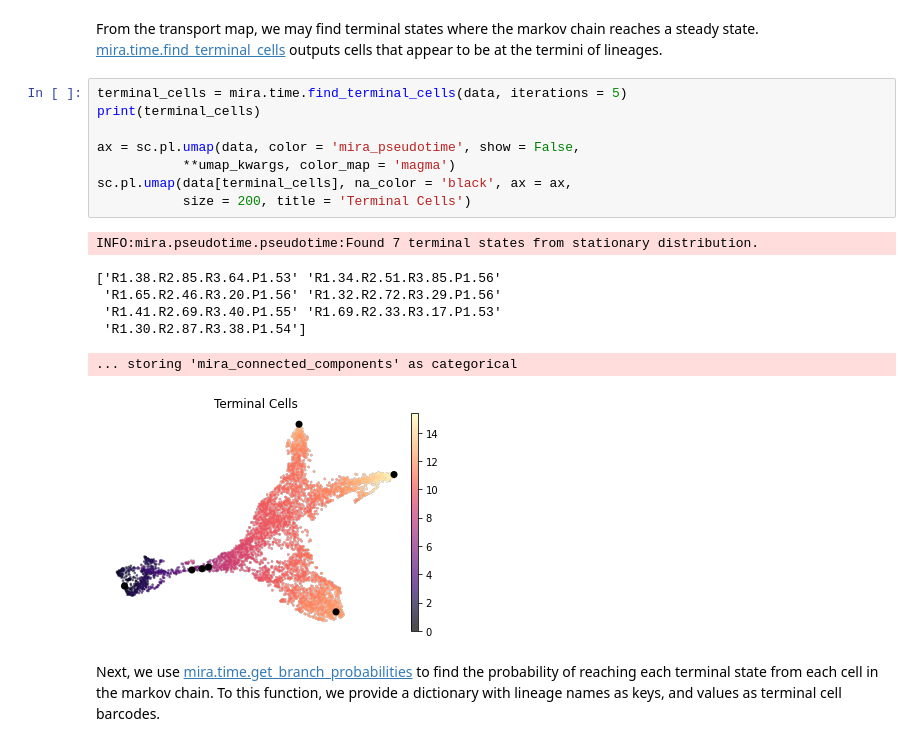
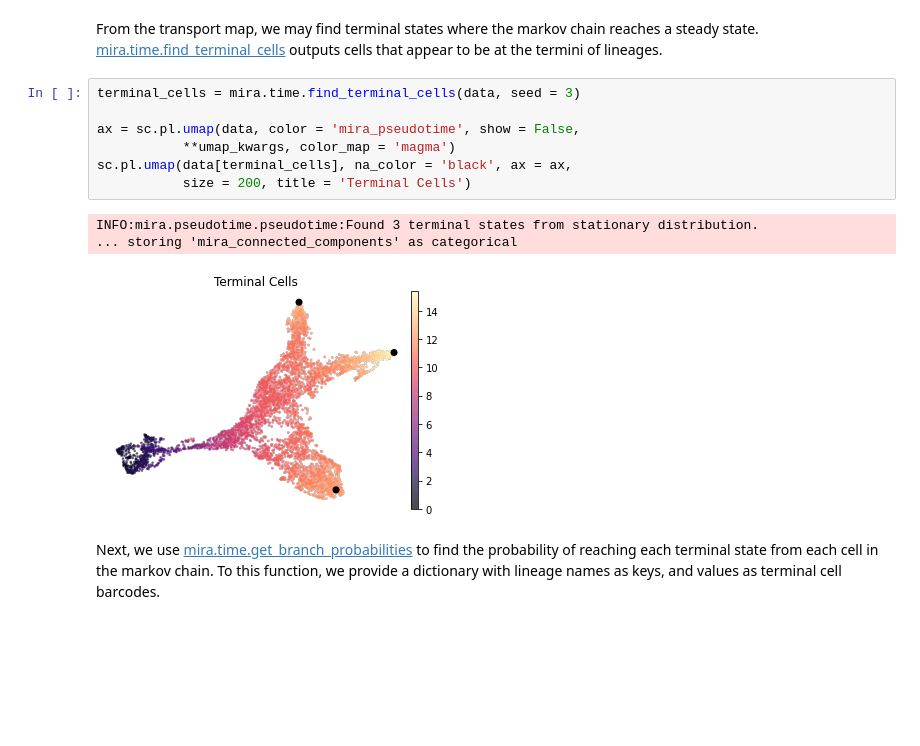
Before and after one commit to cistrome/MIRA, a Jupyter notebook: tutorial_mira.time.ipynb, the cells around one changed output. Drawn from its saved outputs; the diff is of its cells as text; blank space fills up the shorter version.

Commit message:
merged with main, found problems in tuner

```diff
--- a/tutorial_mira.time.ipynb
+++ b/tutorial_mira.time.ipynb
@@ -99,21 +85,16 @@ INFO:mira.adata_interface.pseudotime:Added key to uns: start_cell
 # %% [markdown]
 From the transport map, we may find terminal states where the markov chain reaches a steady state. [mira.time.find_terminal_cells](../time/mira.time.find_terminal_cells.html) outputs cells that appear to be at the termini of lineages.
 # %%
-terminal_cells = mira.time.find_terminal_cells(data, iterations = 5)
-print(terminal_cells)
+terminal_cells = mira.time.find_terminal_cells(data, seed = 3)
 
 ax = sc.pl.umap(data, color = 'mira_pseudotime', show = False,
            **umap_kwargs, color_map = 'magma')
 sc.pl.umap(data[terminal_cells], na_color = 'black', ax = ax,
            size = 200, title = 'Terminal Cells')
 # %% [output]
-INFO:mira.pseudotime.pseudotime:Found 7 terminal states from stationary distribution.
+INFO:mira.pseudotime.pseudotime:Found 3 terminal states from stationary distribution.
+... storing 'mira_connected_components' as categorical
-['R1.38.R2.85.R3.64.P1.53' 'R1.34.R2.51.R3.85.P1.56'
- 'R1.65.R2.46.R3.20.P1.56' 'R1.32.R2.72.R3.29.P1.56'
- 'R1.41.R2.69.R3.40.P1.55' 'R1.69.R2.33.R3.17.P1.53'
- 'R1.30.R2.87.R3.38.P1.54']
-... storing 'mira_connected_components' as categorical
-[figure, old version]
+[figure, new version]
 # %% [markdown]
 Next, we use [mira.time.get_branch_probabilities](../time/mira.time.get_branch_probabilities.html) to find the probability of reaching each terminal state from each cell in the markov chain. To this function, we provide a dictionary with lineage names as keys, and values as terminal cell barcodes.
 # %%
```
Also changed, not shown: parts of 12 cells of this notebook, 17 other files.
